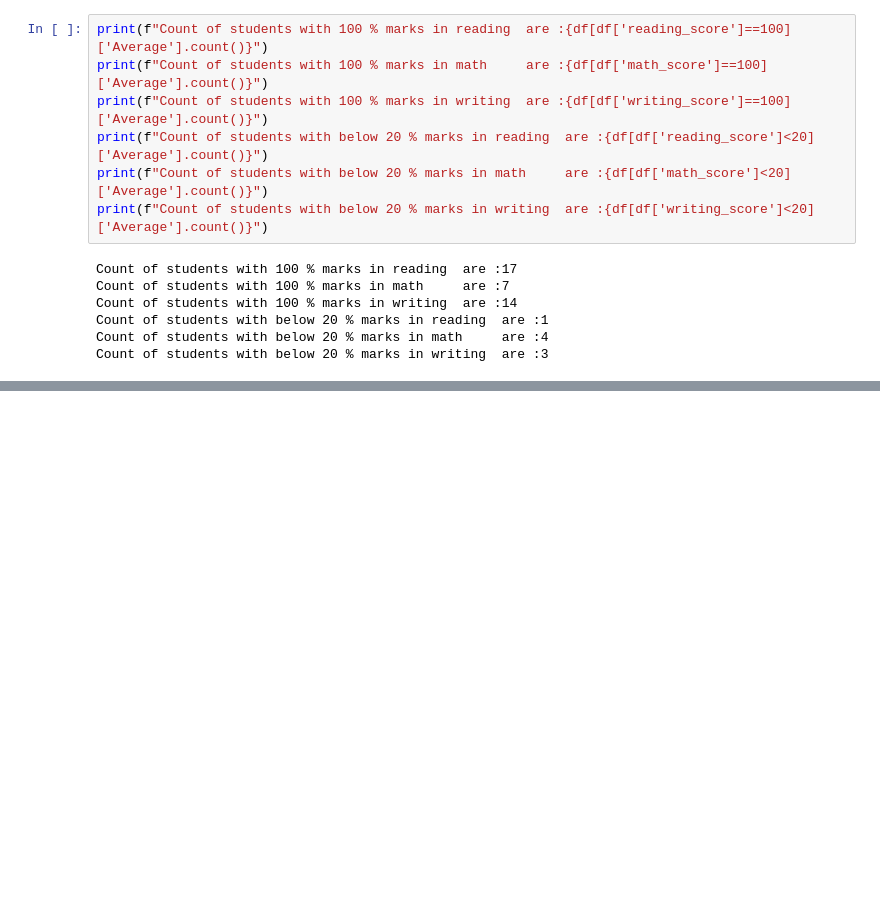
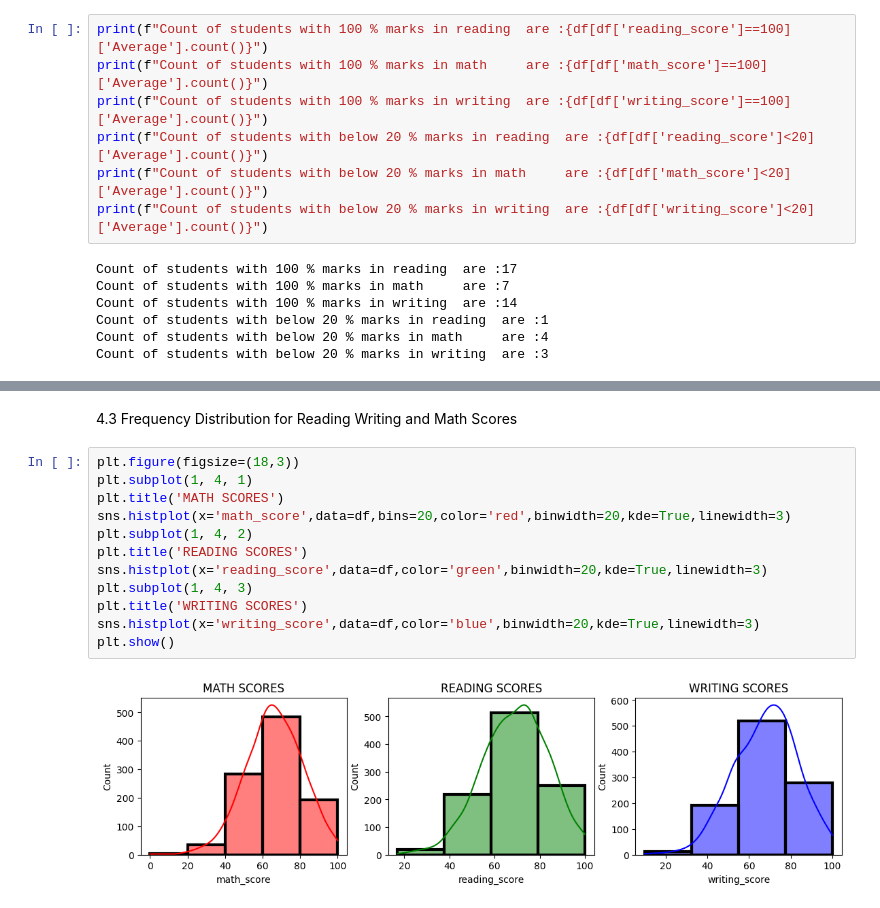
Before and after one commit to Deep-art-commits/MachineLearning_Projects, a Jupyter notebook: notebook/1 . EDA STUDENT PERFORMANCE .ipynb, the cells around one changed output, grey strips where cells are left out. Saved outputs shown, nothing was run; the diff lists cells and outputs as text; blank space fills up the shorter version.

```diff
--- a/notebook/1 . EDA STUDENT PERFORMANCE .ipynb
+++ b/notebook/1 . EDA STUDENT PERFORMANCE .ipynb
@@ -246,0 +254,16 @@ NameError: name 'dfdf' is not defined
+# %% [markdown]
+4.3 Frequency Distribution for Reading Writing and Math Scores
+# %%
+plt.figure(figsize=(18,3))
+plt.subplot(1, 4, 1)
+plt.title('MATH SCORES')
+sns.histplot(x='math_score',data=df,bins=20,color='red',binwidth=20,kde=True,linewidth=3)
+plt.subplot(1, 4, 2)
+plt.title('READING SCORES')
+sns.histplot(x='reading_score',data=df,color='green',binwidth=20,kde=True,linewidth=3)
+plt.subplot(1, 4, 3)
+plt.title('WRITING SCORES')
+sns.histplot(x='writing_score',data=df,color='blue',binwidth=20,kde=True,linewidth=3)
+plt.show()
+# %% [output]
+[figure, added]
```
Also changed, not shown: parts of 15 cells of this notebook.
